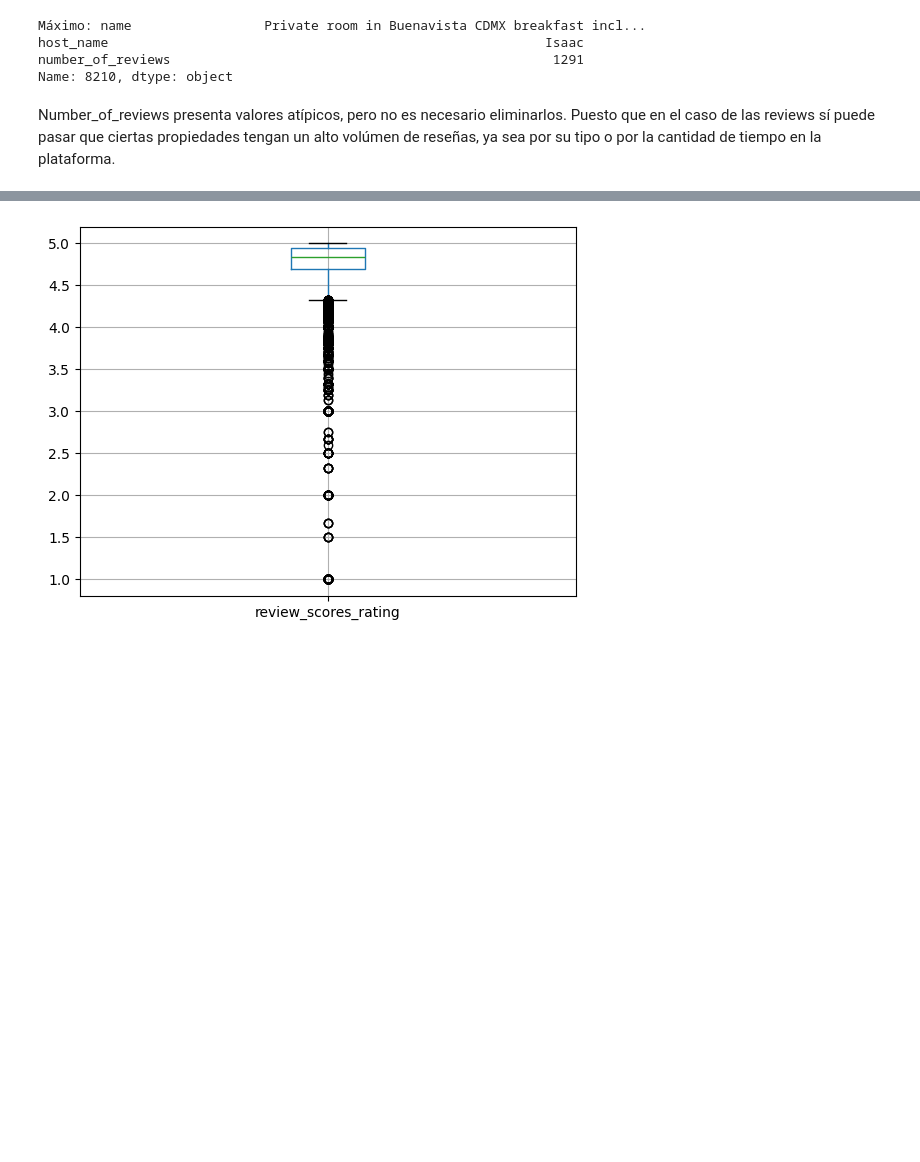
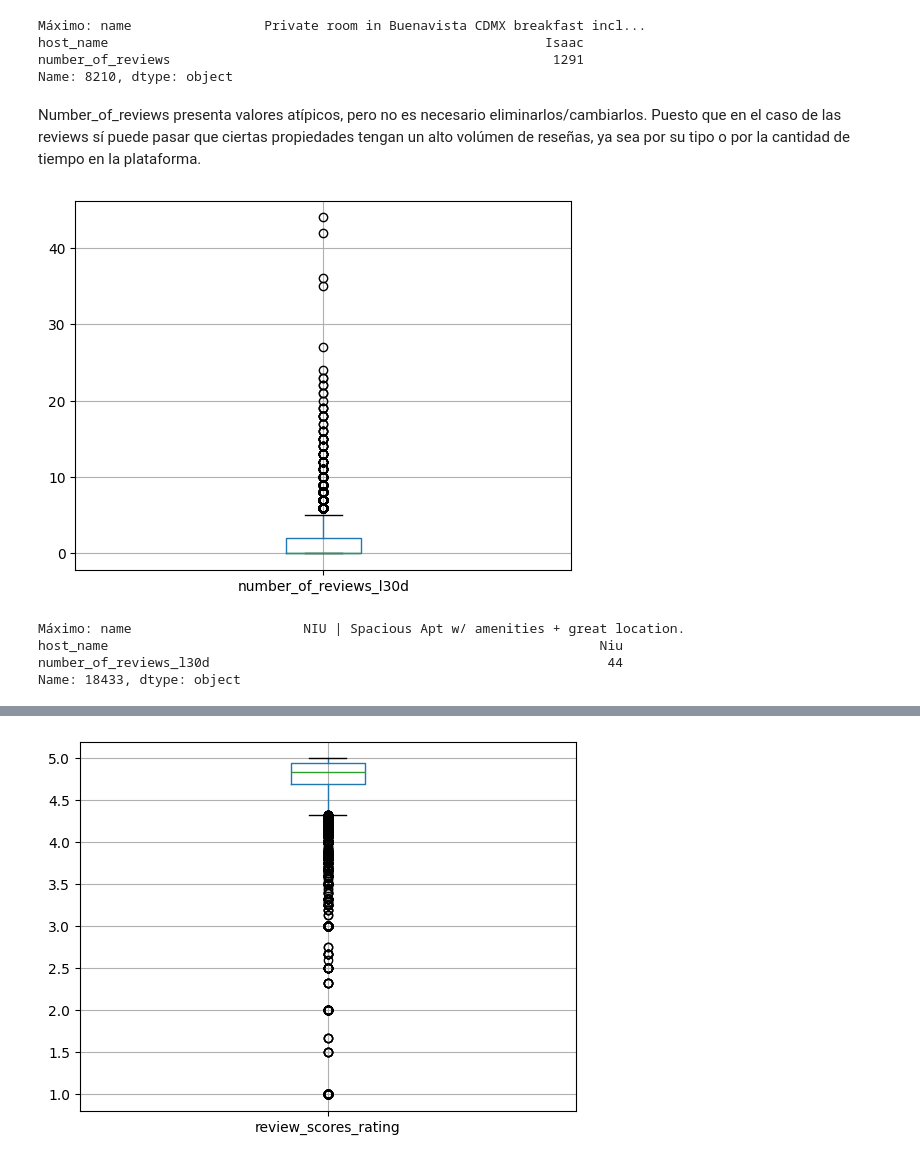
Before and after one commit to EmilianoVS09/Parcial2BI, a Jupyter notebook: notebooks/Parcial2ETLAirBNB.ipynb, the cells around one changed output, grey strips where cells are left out. Saved outputs shown, nothing was run; the diff lists cells and outputs as text; code cells hidden in the pictures; blank space fills up the shorter version.

```diff
--- a/notebooks/Parcial2ETLAirBNB.ipynb
+++ b/notebooks/Parcial2ETLAirBNB.ipynb
@@ -766,4 +793,18 @@ host_name                                                        Isaac
 number_of_reviews                                                 1291
 Name: 8210, dtype: object
 # %% [markdown]
-Number_of_reviews presenta valores atípicos, pero no es necesario eliminarlos. Puesto que en el caso de las reviews sí puede pasar que ciertas propiedades tengan un alto volúmen de reseñas, ya sea por su tipo o por la cantidad de tiempo en la plataforma.
+Number_of_reviews presenta valores atípicos, pero no es necesario eliminarlos/cambiarlos. Puesto que en el caso de las reviews sí puede pasar que ciertas propiedades tengan un alto volúmen de reseñas, ya sea por su tipo o por la cantidad de tiempo en la plataforma.
+# %%
+#Boxplot number_of_reviews_l30d
+lst.boxplot(column='number_of_reviews_l30d')
+plt.show()
+# %% [output]
+[figure, added]
+# %%
+#Revisar el valor máximo de la columna
+print("Máximo:", lst.loc[lst['number_of_reviews_l30d'].idxmax(),['name', 'host_name', 'number_of_reviews_l30d']])
+# %% [output]
+Máximo: name                      NIU | Spacious Apt w/ amenities + great location.
+host_name                                                               Niu
+number_of_reviews_l30d                                                   44
+Name: 18433, dtype: object
```
Also changed, not shown: parts of 65 cells of this notebook, 1 other file.
